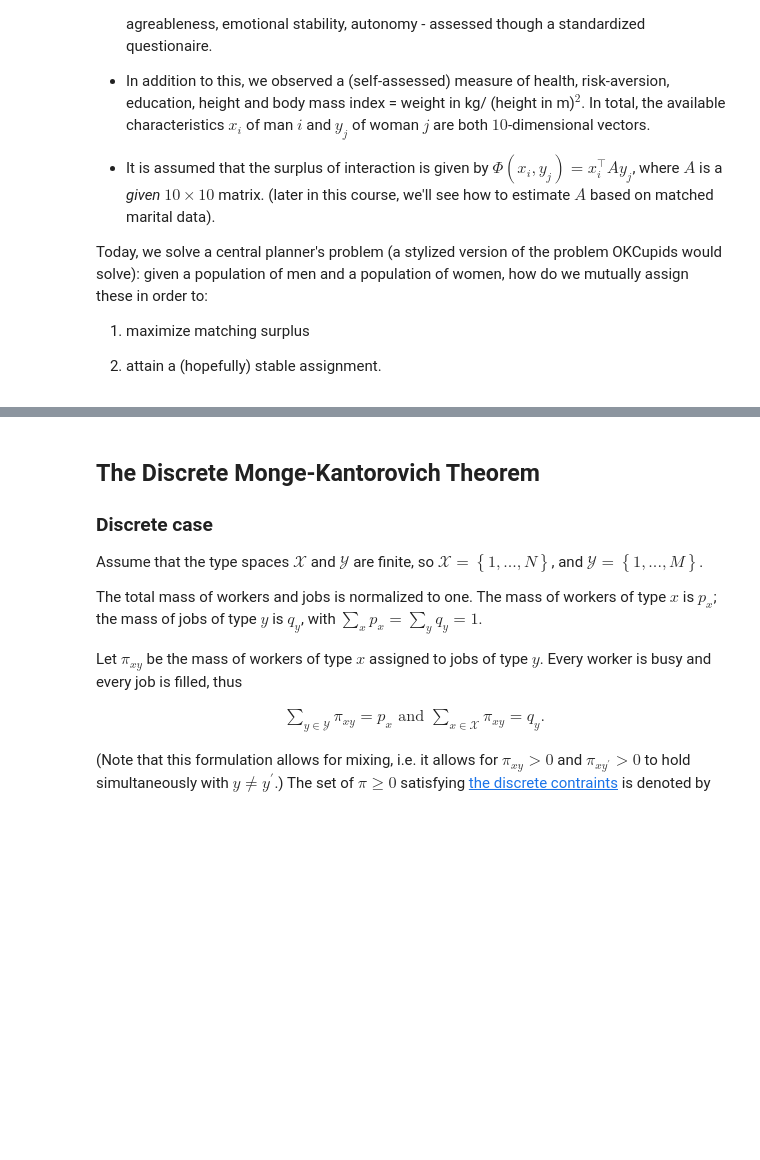
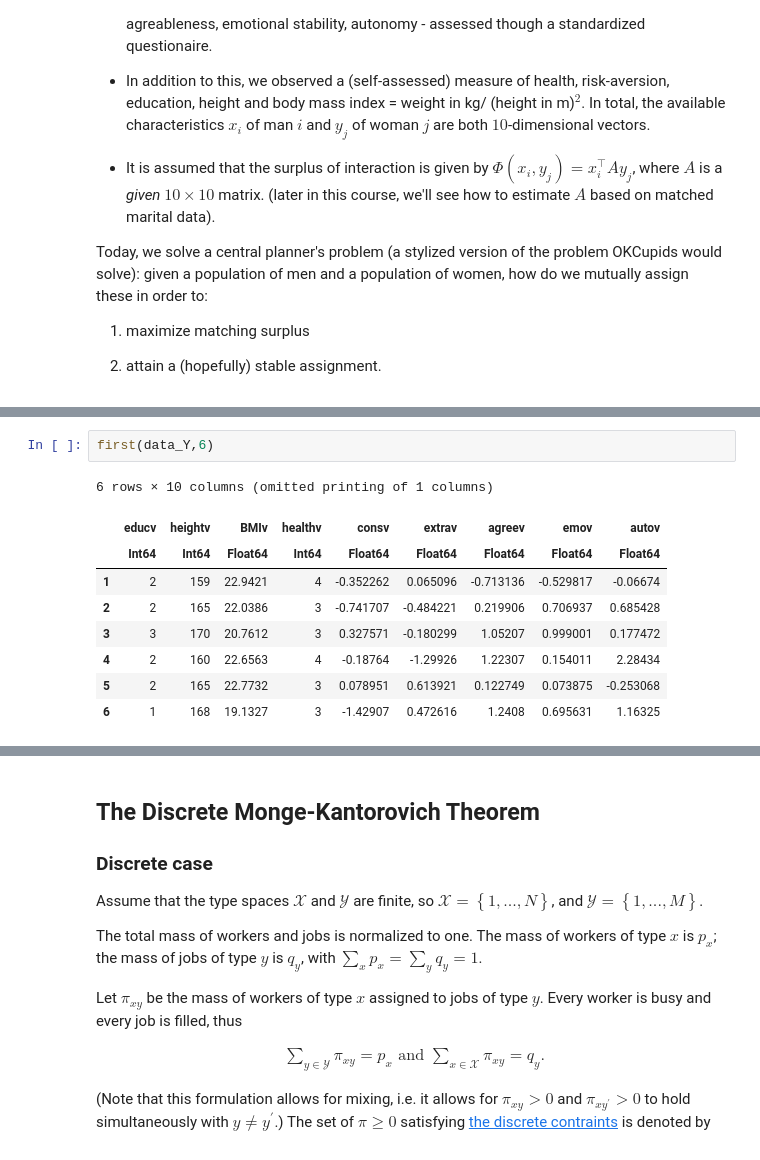
Before and after one commit to floswald/mec_optim_2019-06, a Jupyter notebook: slides_ipynb_mec_optim/B04-julia.ipynb, the cells around one changed output, grey strips where cells are left out. Drawn from its saved outputs; the diff is of its cells as text; blank space fills up the shorter version.

```diff
--- a/slides_ipynb_mec_optim/B04-julia.ipynb
+++ b/slides_ipynb_mec_optim/B04-julia.ipynb
@@ -135,0 +99,12 @@ head(data_aff)
+# %%
+first(data_Y,6)
+# %% [output]
+6 rows × 10 columns (omitted printing of 1 columns)
+|  | educv | heightv | BMIv | healthv | consv | extrav | agreev | emov | autov |
+|  | Int64 | Int64 | Float64 | Int64 | Float64 | Float64 | Float64 | Float64 | Float64 |
+| 1 | 2 | 159 | 22.9421 | 4 | -0.352262 | 0.065096 | -0.713136 | -0.529817 | -0.06674 |
+| 2 | 2 | 165 | 22.0386 | 3 | -0.741707 | -0.484221 | 0.219906 | 0.706937 | 0.685428 |
+| 3 | 3 | 170 | 20.7612 | 3 | 0.327571 | -0.180299 | 1.05207 | 0.999001 | 0.177472 |
+| 4 | 2 | 160 | 22.6563 | 4 | -0.18764 | -1.29926 | 1.22307 | 0.154011 | 2.28434 |
+| 5 | 2 | 165 | 22.7732 | 3 | 0.078951 | 0.613921 | 0.122749 | 0.073875 | -0.253068 |
+| 6 | 1 | 168 | 19.1327 | 3 | -1.42907 | 0.472616 | 1.2408 | 0.695631 | 1.16325 |
```
Also changed, not shown: parts of 9 cells of this notebook.
